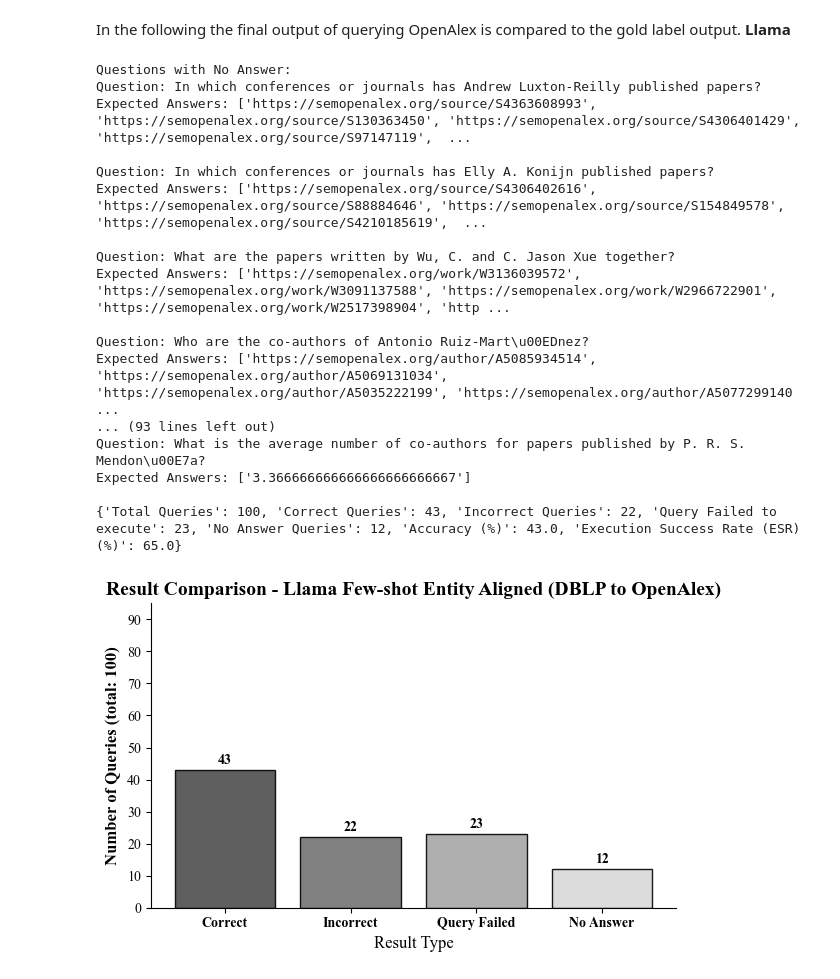
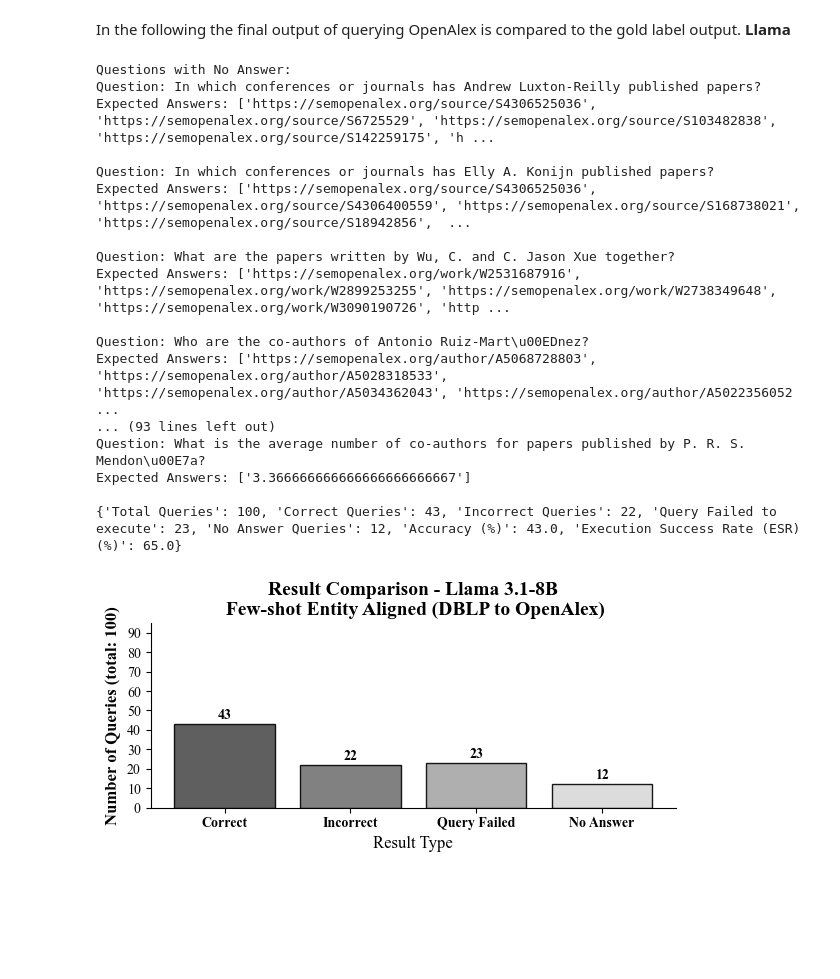
Before and after one commit to semantic-systems/Automatic-SPARQL-translation, a Jupyter notebook: DBLP-OpenAlex-testing/fewshot-DBLP-OpenAlex/fewshot_model_dblp_openalex.ipynb, the cells around one changed output. Drawn from its saved outputs; the diff is of its cells as text; code cells hidden in the pictures; blank space fills up the shorter version.

```diff
--- a/DBLP-OpenAlex-testing/fewshot-DBLP-OpenAlex/fewshot_model_dblp_openalex.ipynb
+++ b/DBLP-OpenAlex-testing/fewshot-DBLP-OpenAlex/fewshot_model_dblp_openalex.ipynb
@@ -703,7 +703,7 @@ counts = [correct_count, incorrect_count, query_failed_count, no_answer_count]
 grayscale_colors = ['#4d4d4d', '#737373', '#a6a6a6', '#d9d9d9']
 
 # Create a bar chart
-fig, ax = plt.subplots(figsize=(6, 4))
+fig, ax = plt.subplots(figsize=(6, 3))
 bars = ax.bar(categories, counts, color=grayscale_colors, alpha=0.9, edgecolor='black')
 
 # Annotate bars with their values
@@ -716,7 +716,7 @@ ax.yaxis.set_major_locator(plt.MaxNLocator(integer=True))
 ax.set_ylabel(f'Number of Queries (total: {total_questions})', fontsize=12, fontweight='bold')
 
 # Add title and labels
-plt.title('Result Comparison - Mistral Few-shot Entity Aligned (DBLP to OpenAlex)', fontsize=14, fontweight='bold')
+plt.title('Result Comparison - Mistral Large 2407 128B\n Few-shot Entity Aligned (DBLP to OpenAlex)', fontsize=14, fontweight='bold')
 plt.xlabel('Result Type', fontsize=12)
 
 # Remove only the top and right spines
@@ -926,7 +926,7 @@ counts = [correct_count, incorrect_count, query_failed_count, no_answer_count]
 grayscale_colors = ['#4d4d4d', '#737373', '#a6a6a6', '#d9d9d9']
 
 # Create a bar chart
-fig, ax = plt.subplots(figsize=(6, 4))
+fig, ax = plt.subplots(figsize=(6, 3))
 bars = ax.bar(categories, counts, color=grayscale_colors, alpha=0.9, edgecolor='black')
 
 # Annotate bars with their values
@@ -939,38 +939,38 @@ ax.yaxis.set_major_locator(plt.MaxNLocator(integer=True))
 ax.set_ylabel(f'Number of Queries (total: {total_questions})', fontsize=12, fontweight='bold')
 
 # Add title and labels
-plt.title('Result Comparison - Llama Few-shot Entity Aligned (DBLP to OpenAlex)', fontsize=14, fontweight='bold')
+plt.title('Result Comparison - Llama 3.1-8B\n Few-shot Entity Aligned (DBLP to OpenAlex)', fontsize=14, fontweight='bold')
 plt.xlabel('Result Type', fontsize=12)
 
 # Remove only the top and right spines
 ax.spines['top'].set_visible(False)
 ax.spines['right'].set_visible(False)
 
 # Improve visual appeal
 plt.xticks(fontsize=10, fontweight='bold')
 plt.yticks(fontsize=10)
 plt.ylim(0, 95)
 
 # Tight layout and save as PNG
 plt.tight_layout()
 plt.savefig('comparison_fewshot_llama_dblp_openalex_grayscale.png', dpi=300, bbox_inches='tight')
 plt.show()
 # %% [output]
 Questions with No Answer:
 Question: In which conferences or journals has Andrew Luxton-Reilly published papers?
-Expected Answers: ['https://semopenalex.org/source/S4363608993', 'https://semopenalex.org/source/S130363450', 'https://semopenalex.org/source/S4306401429', 'https://semopenalex.org/source/S97147119',  ...
+Expected Answers: ['https://semopenalex.org/source/S4306525036', 'https://semopenalex.org/source/S6725529', 'https://semopenalex.org/source/S103482838', 'https://semopenalex.org/source/S142259175', 'h ...
 
 Question: In which conferences or journals has Elly A. Konijn published papers?
-Expected Answers: ['https://semopenalex.org/source/S4306402616', 'https://semopenalex.org/source/S88884646', 'https://semopenalex.org/source/S154849578', 'https://semopenalex.org/source/S4210185619',  ...
+Expected Answers: ['https://semopenalex.org/source/S4306525036', 'https://semopenalex.org/source/S4306400559', 'https://semopenalex.org/source/S168738021', 'https://semopenalex.org/source/S18942856',  ...
 
 Question: What are the papers written by Wu, C. and C. Jason Xue together?
-Expected Answers: ['https://semopenalex.org/work/W3136039572', 'https://semopenalex.org/work/W3091137588', 'https://semopenalex.org/work/W2966722901', 'https://semopenalex.org/work/W2517398904', 'http ...
+Expected Answers: ['https://semopenalex.org/work/W2531687916', 'https://semopenalex.org/work/W2899253255', 'https://semopenalex.org/work/W2738349648', 'https://semopenalex.org/work/W3090190726', 'http ...
 
 Question: Who are the co-authors of Antonio Ruiz-Mart\u00EDnez?
-Expected Answers: ['https://semopenalex.org/author/A5085934514', 'https://semopenalex.org/author/A5069131034', 'https://semopenalex.org/author/A5035222199', 'https://semopenalex.org/author/A5077299140 ...
+Expected Answers: ['https://semopenalex.org/author/A5068728803', 'https://semopenalex.org/author/A5028318533', 'https://semopenalex.org/author/A5034362043', 'https://semopenalex.org/author/A5022356052 ...
 ... (93 lines left out)
 Question: What is the average number of co-authors for papers published by P. R. S. Mendon\u00E7a?
 Expected Answers: ['3.366666666666666666666667']
 
 {'Total Queries': 100, 'Correct Queries': 43, 'Incorrect Queries': 22, 'Query Failed to execute': 23, 'No Answer Queries': 12, 'Accuracy (%)': 43.0, 'Execution Success Rate (ESR) (%)': 65.0}
-[figure, old version]
+[figure, new version]
```
Also changed, not shown: parts of 1 cell of this notebook, 4 other files.
